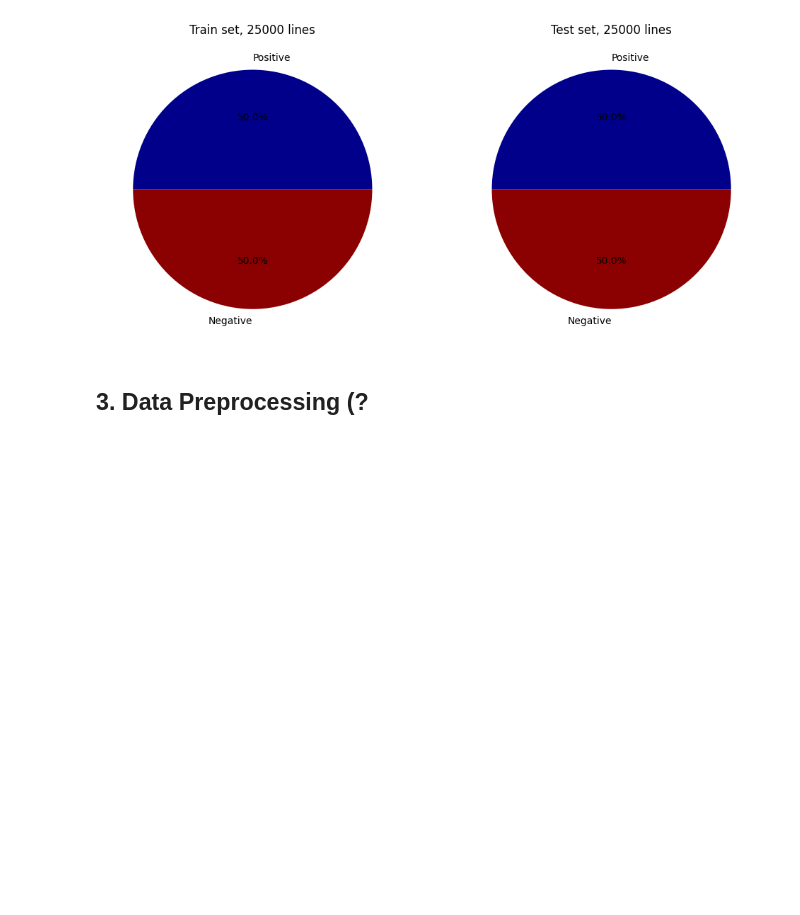
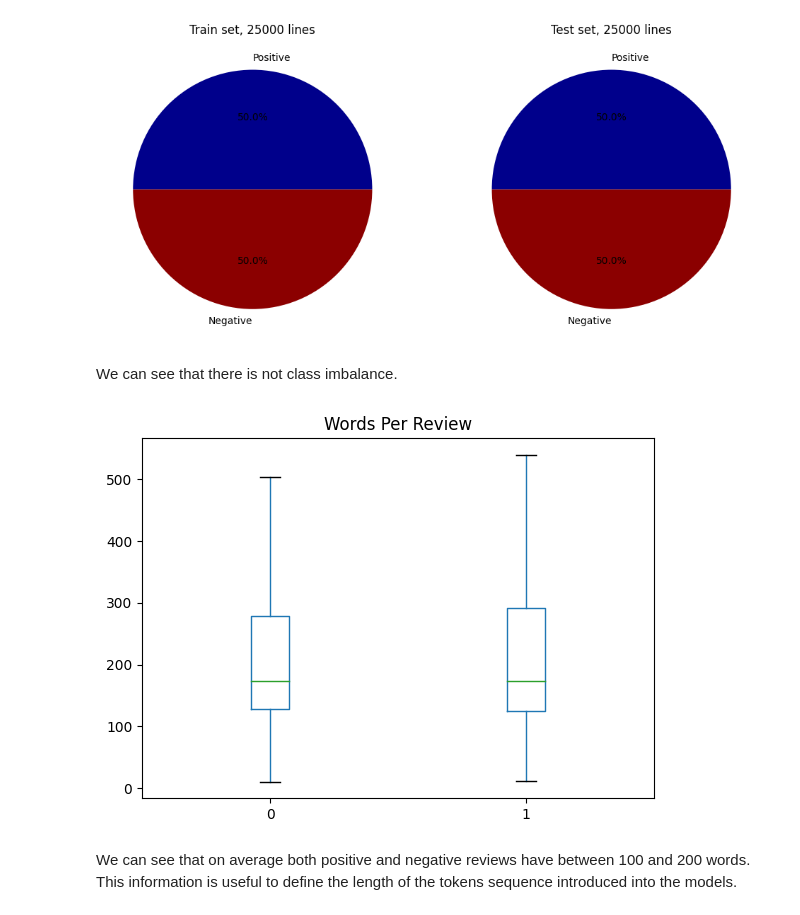
Before and after one commit to smanotasa/NLP_Final, a Jupyter notebook: NLP_FinalProject.ipynb, the cells around one changed output. Drawn from its saved outputs; the diff is of its cells as text; code cells hidden in the pictures; blank space fills up the shorter version.

```diff
--- a/NLP_FinalProject.ipynb
+++ b/NLP_FinalProject.ipynb
@@ -22,8 +22,8 @@ import matplotlib.pyplot as plt
 # %%
 # Train set
 
-train_df = pd.read_csv('Datasets/train.csv')
-train_df.head(5)
+train_data = pd.read_csv('Datasets/train.csv')
+train_data.head(5)
 # %% [output]
 |  | text | label |
 | 0 | I rented I AM CURIOUS-YELLOW from... | 0 |
@@ -69,5 +57,3 @@ for i, (df, name) in enumerate(zip([train_df, test_df], ['Train', 'Test'])):
 fig.show()
 # %% [output]
 [figure]
-# %% [markdown]
-## 3. Data Preprocessing (?
@@ -79,0 +60,15 @@ y_test = test_df['label']
+# %% [markdown]
+We can see that there is not class imbalance.
+# %%
+# Words per review
+
+train_data['Words Per Review'] = train_data["text"].str.split().apply(len)
+train_data.boxplot("Words Per Review", by="label", grid=False,
+           showfliers=False)
+plt.suptitle("")
+plt.xlabel("")
+plt.show()
+# %% [output]
+[figure, added]
+# %% [markdown]
+We can see that on average both positive and negative reviews have between 100 and 200 words. This information is useful to define the length of the tokens sequence introduced into the models.
```
Also changed, not shown: parts of 10 cells of this notebook.
